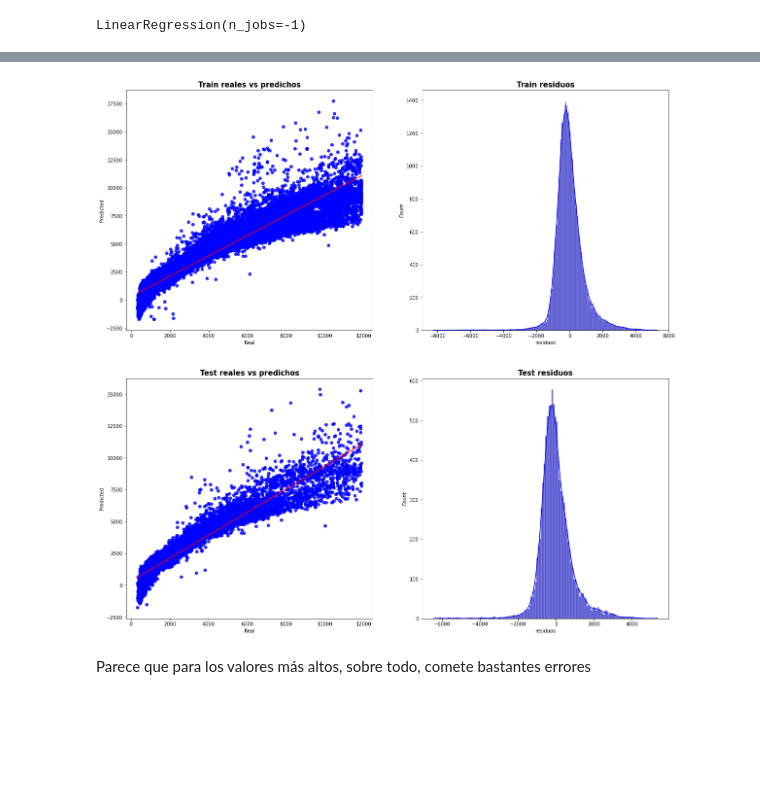
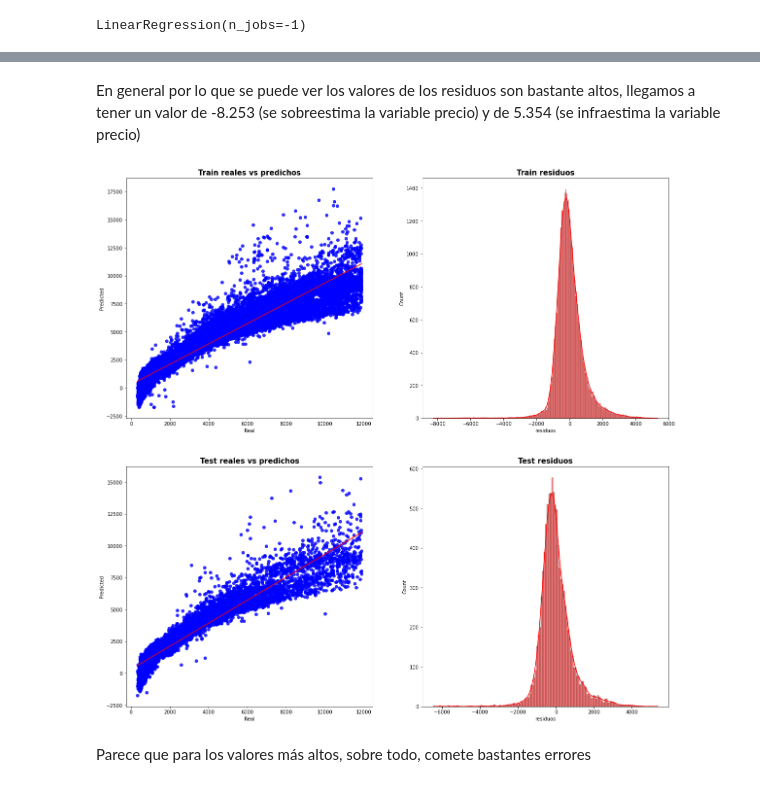
Before and after one commit to Adalab/DA_promoC_Modulo3_sprint1_Sandra_Naiara, a Jupyter notebook: regresion_lineal/ejercicios/09-intro_regresion_lineal.ipynb, the cells around one changed output, grey strips where cells are left out. Cells and saved outputs as stored; diff of their text form; code cells hidden in the pictures; blank space fills up the shorter version.

```diff
--- a/regresion_lineal/ejercicios/09-intro_regresion_lineal.ipynb
+++ b/regresion_lineal/ejercicios/09-intro_regresion_lineal.ipynb
@@ -93,46 +94,43 @@ resultados.head()
+# %% [markdown]
+En general por lo que se puede ver los valores de los residuos son bastante altos, llegamos a tener un valor de -8.253 (se sobreestima la variable precio) y de 5.354 (se infraestima la variable precio)
 # %%
 #Realizamos la gráficas para visualizar
 #la diferencia entre lo esperado y lo predicho
 fig, ax = plt.subplots(2,2,figsize=(20,20))
-
-
 
 sns.regplot(data = resultados[resultados['Set'] == "Train"],
             x = "Real",
             y = "Predicted",
             ax = ax[0,0],
             color = "blue",
             line_kws = {"color": "red", "alpha": 0.7 })
 
-
 sns.regplot(data = resultados[resultados['Set'] == "Test"],
             x = "Real",
             y = "Predicted",
             color = "blue",
             line_kws = {"color": "red", "alpha": 0.7 },
             ax = ax[1,0])
 
-
 # ploteamos los residuos
 sns.histplot(resultados[resultados['Set'] == "Train"],
              x="residuos",
-             color ="blue",
+             color ="red",
              kde=True,
              ax = ax[0,1])
 
-
 sns.histplot(resultados[resultados['Set'] == "Test"],
              x="residuos",
-             color = "blue",
+             color = "red",
              kde=True,
              ax = ax[1,1])
 
 ax[0,0].set_title("Train reales vs predichos", fontsize = 15, fontweight = "bold")
 ax[0,1].set_title("Train residuos", fontsize = 15, fontweight = "bold")
 ax[1,0].set_title("Test reales vs predichos", fontsize = 15, fontweight = "bold")
 ax[1,1].set_title("Test residuos", fontsize = 15, fontweight = "bold");
 # %% [output]
-[figure, old version]
+[figure, new version]
 # %% [markdown]
 Parece que para los valores más altos, sobre todo, comete bastantes errores
 # %%
```
Also changed, not shown: parts of 14 cells of this notebook, 13 other files.
